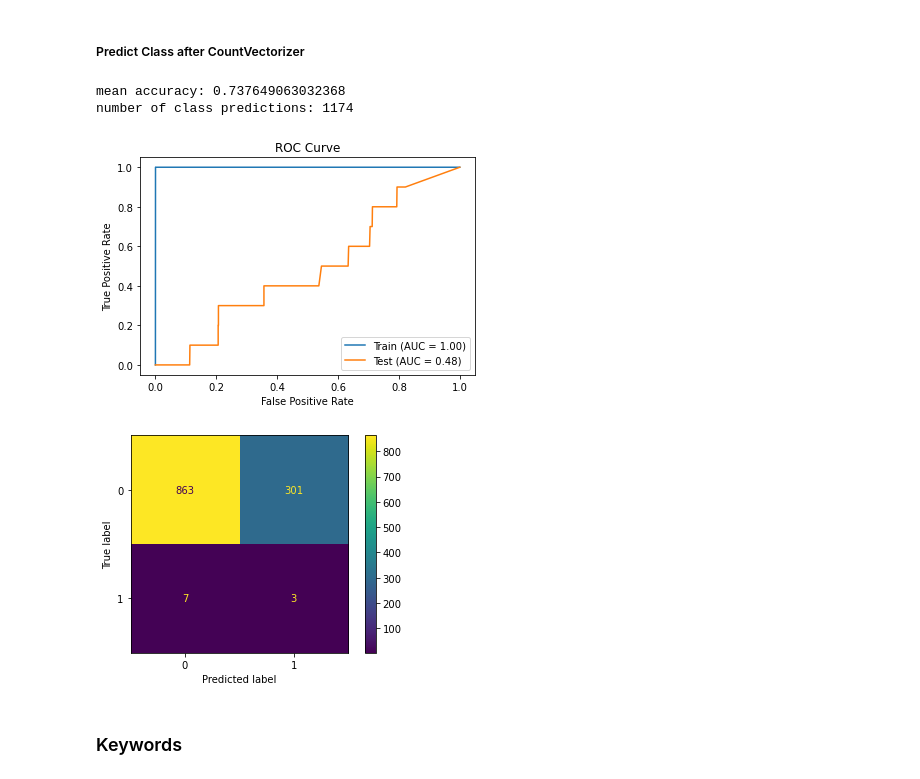
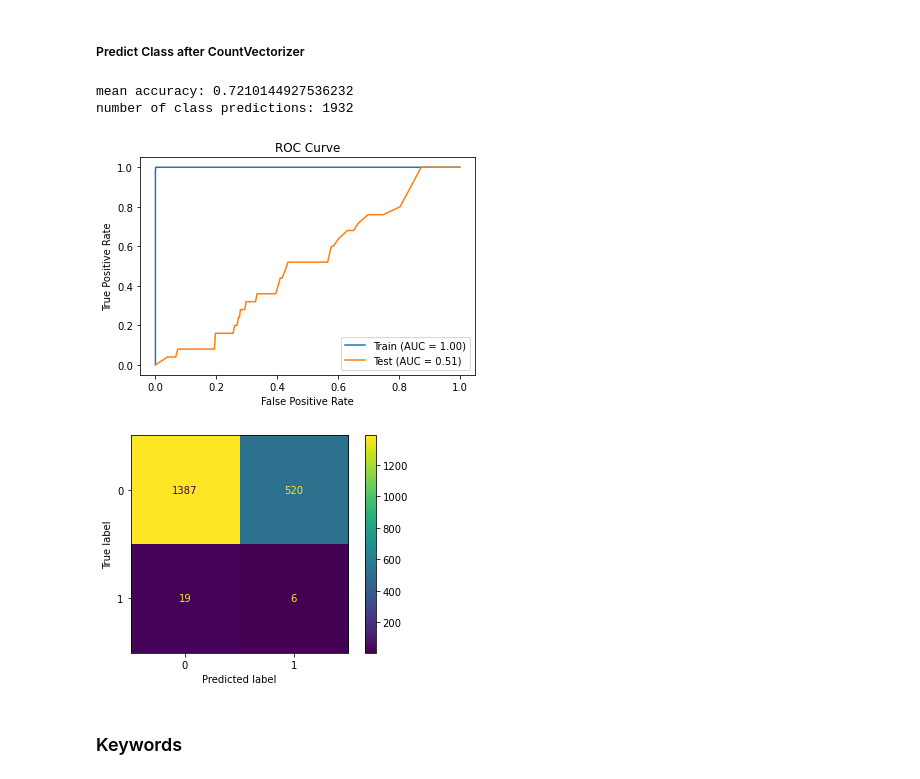
Before and after one commit to zach-hanly/nyt_predicting_shared_articles, a Jupyter notebook: model_training.ipynb, the cells around one changed output. Drawn from its saved outputs; the diff is of its cells as text; code cells hidden in the pictures.

```diff
--- a/model_training.ipynb
+++ b/model_training.ipynb
@@ -104,7 +109,7 @@ plot_most_shared(df_list)
 X = df.drop('popular', axis=1)
 y = df.popular
 # %%
-X_train, X_test, y_train, y_test = train_test_split(X, y, random_state=0, test_size=0.25)
+X_train, X_test, y_train, y_test = train_test_split(X, y, random_state=0, test_size=0.40)
 # %% [markdown]
 ## Dummy classifier
 # %%
@@ -153,16 +160,18 @@ plot_top_words(headline_tf_tok_vec, X_train_headline_tf_vec);
 # %% [markdown]
 ##### CountVectorizer
 # %%
-headline_cv_vec, X_train_headline_cv, X_test_headline_cv = vectorize_feature(CountVectorizer,
+headline_cv, X_train_headline_cv, X_test_headline_cv = vectorize_feature(CountVectorizer,
                                                                          X_train.headline, X_test.headline)
 
-headline_cv_tok_vec, X_train_headline_cv_vec, X_test_headline_cv_vec = vector_tokenized(headline_cv_vec, X_train.headline, X_test.headline)
+headline_tok_cv, X_train_headline_tok_cv, X_test_headline_tok_cv = tokenize_vector(headline_cv,
+                                                                                    X_train.headline,
+                                                                                    X_test.headline)
 
-X_train_headline_cv_sm, y_train_headline_cv_sm = smote_data(X_train_headline_cv_vec, y_train,
+X_train_headline_cv_sm, y_train_headline_cv_sm = smote_data(X_train_headline_tok_cv, y_train,
                                                   sampling_strategy='auto',random_state=0)
 # used later
-# vectorizor: headline_cv_tok_vec
-# data: X_train_headline_cv_sm, y_train_headline_cv_sm, X_test_headline_cv_vec
+# vectorizor: headline_tok_cv
+# data: X_train_headline_cv_sm, y_train_headline_cv_sm, X_test_headline_tok_cv
 
-plot_top_words(headline_cv_tok_vec, X_train_headline_cv_vec);
+plot_top_words(headline_tok_cv, X_train_headline_tok_cv);
 # %% [output]
@@ -314,14 +331,14 @@ number of probabilities: 1174
 ##### Predict Class after CountVectorizer
 # %%
 headline_class_rf, headline_class = random_forrest_class(X_train_headline_cv_sm, y_train_headline_cv_sm,
-                                                         X_test_headline_cv_vec, y_test)
+                                                         X_test_headline_tok_cv, y_test)
 print(f'number of class predictions: {len(headline_class)}')
 print()
 # %% [output]
-mean accuracy: 0.737649063032368
-number of class predictions: 1174
+mean accuracy: 0.7210144927536232
+number of class predictions: 1932
-[figure, old version]
+[figure, new version]
-[figure, old version]
+[figure, new version]
 # %% [markdown]
 ### Keywords
 # %% [markdown]
```
Also changed, not shown: parts of 43 cells of this notebook, 4 other files.
